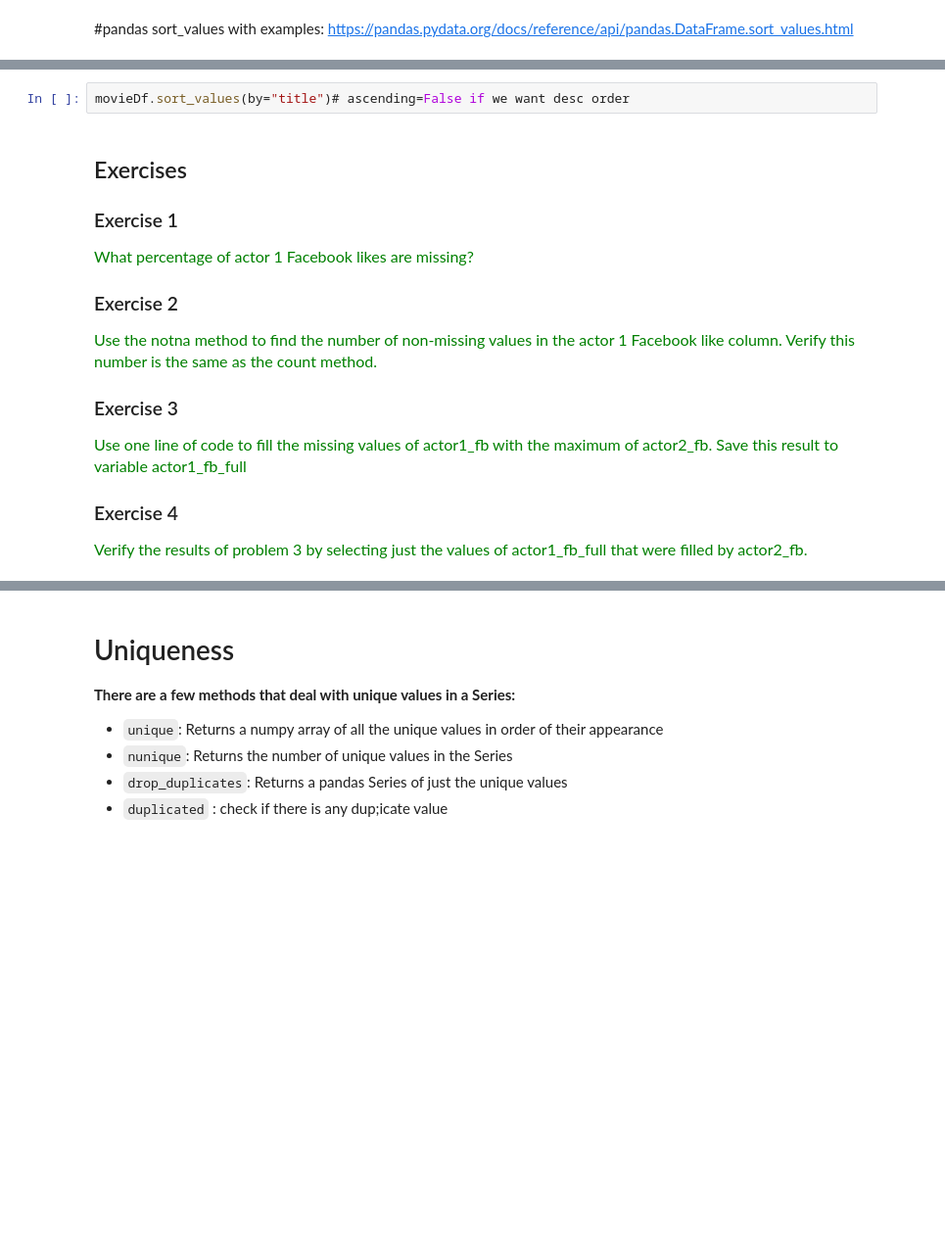
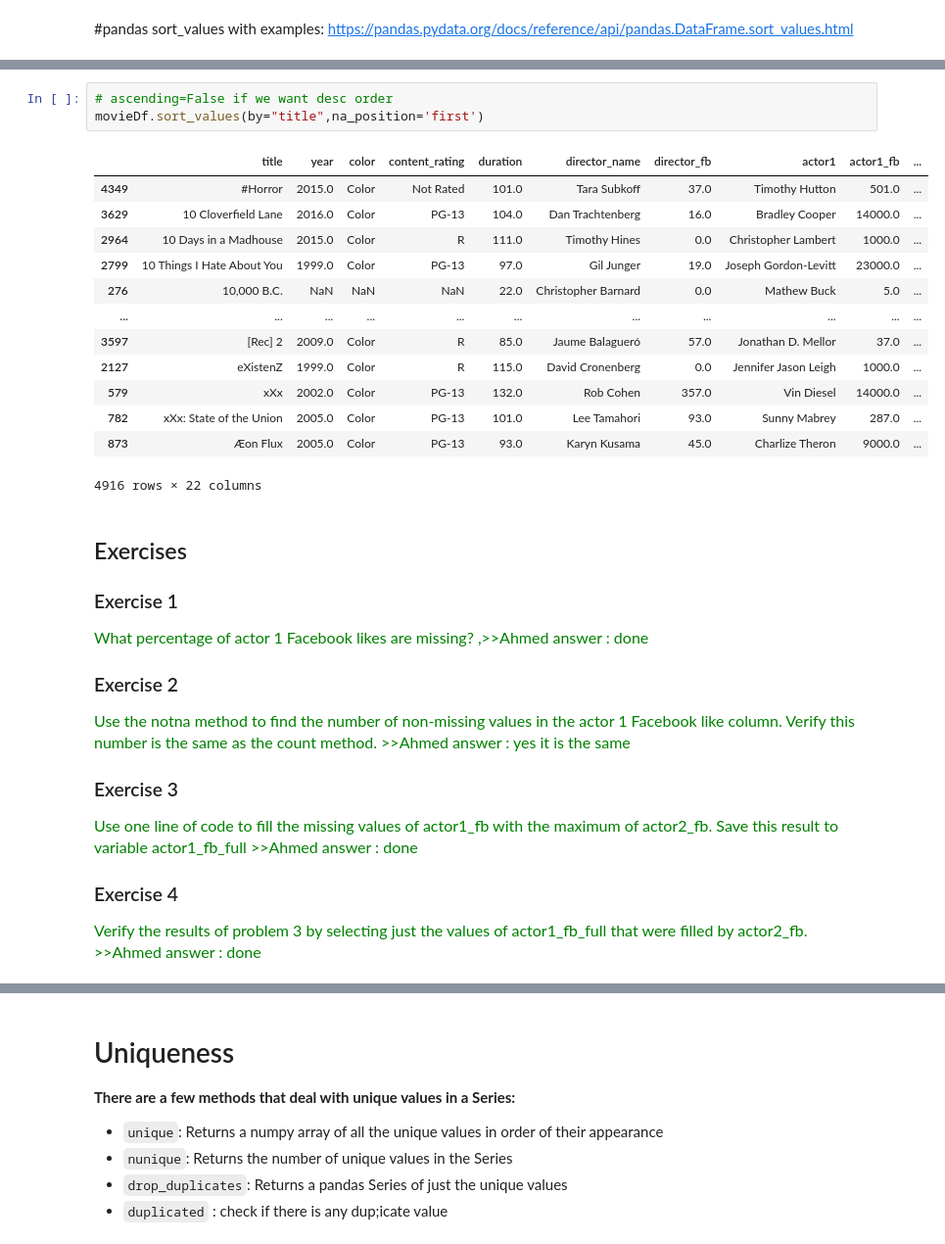
Before and after one commit to HalaMostafa/Internship-Program, a Jupyter notebook: 03.Missing Values Sorting And Uniquness.ipynb, the cells around one changed output, grey strips where cells are left out. Shown: that part at 98% size. Saved outputs shown, nothing was run; the diff lists cells and outputs as text; blank space fills up the shorter version.

```diff
--- a/03.Missing Values Sorting And Uniquness.ipynb
+++ b/03.Missing Values Sorting And Uniquness.ipynb
@@ -97,19 +356,34 @@ movieDf.sort_values(by="year",ascending=False)# ascending=False if we want desc
 # %%
-movieDf.sort_values(by="title")# ascending=False if we want desc order
+# ascending=False if we want desc order
+movieDf.sort_values(by="title",na_position='first')
+# %% [output]
+|  | title | year | color | content_rating | duration | director_name | director_fb | actor1 | actor1_fb | ... |
+| 4349 | #Horror | 2015.0 | Color | Not Rated | 101.0 | Tara Subkoff | 37.0 | Timothy Hutton | 501.0 | ... |
+| 3629 | 10 Cloverfield Lane | 2016.0 | Color | PG-13 | 104.0 | Dan Trachtenberg | 16.0 | Bradley Cooper | 14000.0 | ... |
+| 2964 | 10 Days in a Madhouse | 2015.0 | Color | R | 111.0 | Timothy Hines | 0.0 | Christopher Lambert | 1000.0 | ... |
+| 2799 | 10 Things I Hate About You | 1999.0 | Color | PG-13 | 97.0 | Gil Junger | 19.0 | Joseph Gordon-Levitt | 23000.0 | ... |
+| 276 | 10,000 B.C. | NaN | NaN | NaN | 22.0 | Christopher Barnard | 0.0 | Mathew Buck | 5.0 | ... |
+| ... | ... | ... | ... | ... | ... | ... | ... | ... | ... | ... |
+| 3597 | [Rec] 2 | 2009.0 | Color | R | 85.0 | Jaume Balagueró | 57.0 | Jonathan D. Mellor | 37.0 | ... |
+| 2127 | eXistenZ | 1999.0 | Color | R | 115.0 | David Cronenberg | 0.0 | Jennifer Jason Leigh | 1000.0 | ... |
+| 579 | xXx | 2002.0 | Color | PG-13 | 132.0 | Rob Cohen | 357.0 | Vin Diesel | 14000.0 | ... |
+| 782 | xXx: State of the Union | 2005.0 | Color | PG-13 | 101.0 | Lee Tamahori | 93.0 | Sunny Mabrey | 287.0 | ... |
+| 873 | Æon Flux | 2005.0 | Color | PG-13 | 93.0 | Karyn Kusama | 45.0 | Charlize Theron | 9000.0 | ... |
+4916 rows × 22 columns
 # %% [markdown]
 ## Exercises
 
 ### Exercise 1
-<span  style="color:green; font-size:16px">What percentage of actor 1 Facebook likes are missing?</span>
+<span  style="color:green; font-size:16px">What percentage of actor 1 Facebook likes are missing? ,>>Ahmed answer : done </span>
 
 
 ### Exercise 2
 <span  style="color:green; font-size:16px">Use the notna method to find the number of non-missing values in the actor 1 Facebook like column. Verify this
-number is the same as the count method.
+number is the same as the count method. >>Ahmed answer : yes it is the same
 
 ### Exercise 3
 <span  style="color:green; font-size:16px">Use one line of code to fill the missing values of actor1_fb with the maximum of actor2_fb. Save this result to
-variable actor1_fb_full</span>
+variable actor1_fb_full  >>Ahmed answer : done </span>
 
 ### Exercise 4
-<span  style="color:green; font-size:16px">Verify the results of problem 3 by selecting just the values of actor1_fb_full that were filled by actor2_fb.</span>
+<span  style="color:green; font-size:16px">Verify the results of problem 3 by selecting just the values of actor1_fb_full that were filled by actor2_fb. >>Ahmed answer : done </span>
```
Also changed, not shown: parts of 46 cells of this notebook.
